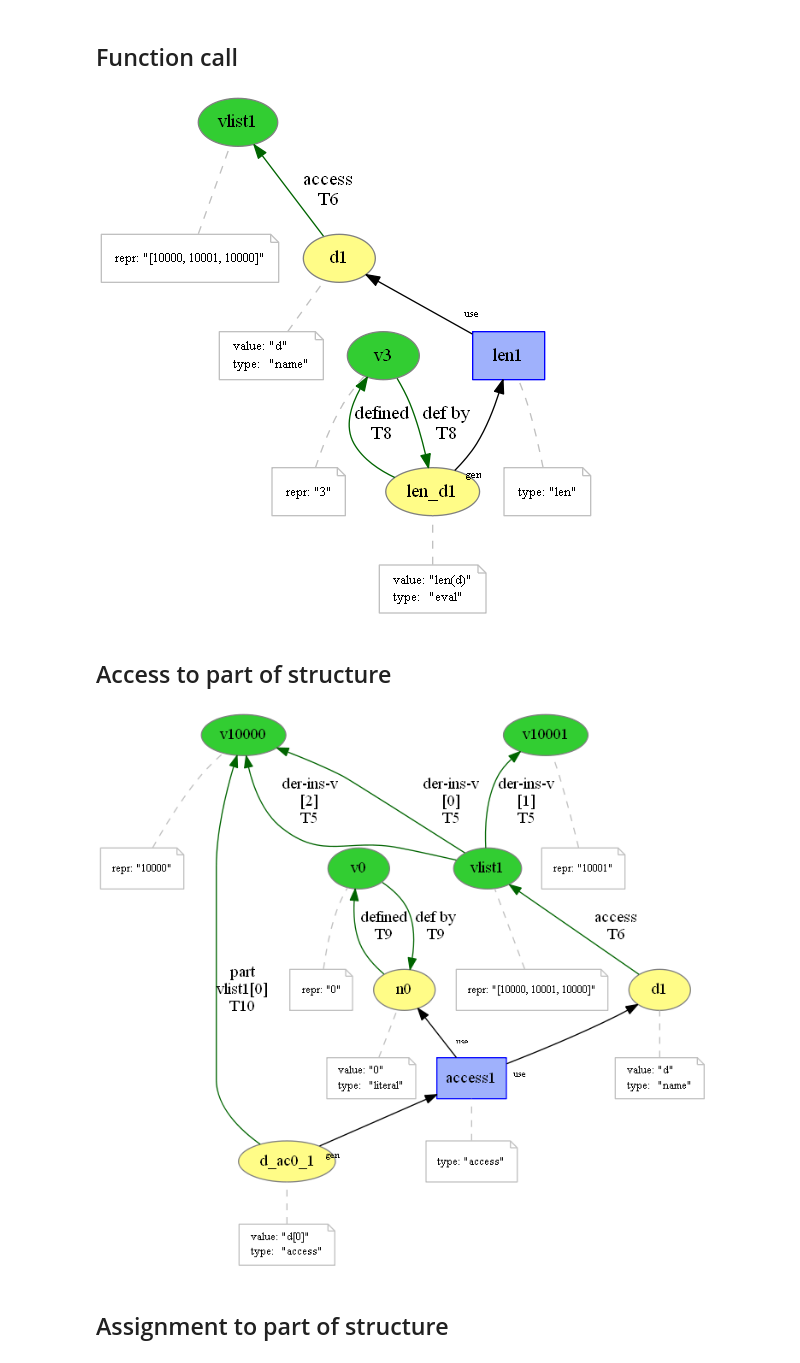
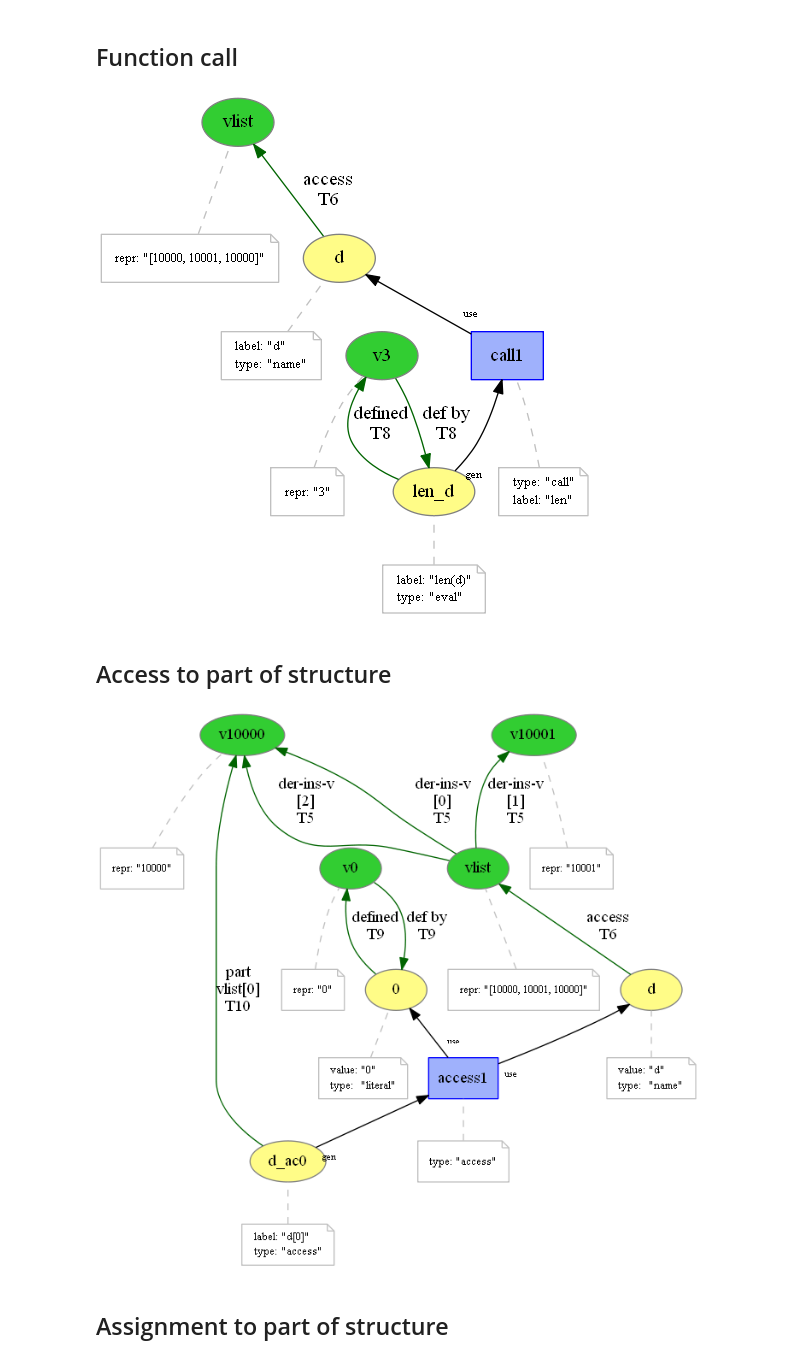
Before and after one commit to dew-uff/versioned-prov, a Jupyter notebook: notebooks/[Mutable-PROV] Mapping.ipynb, the cells around one changed output. Drawn from its saved outputs; the diff is of its cells as text; code cells hidden in the pictures.

```diff
--- a/notebooks/[Mutable-PROV] Mapping.ipynb
+++ b/notebooks/[Mutable-PROV] Mapping.ipynb
@@ -149,54 +155,55 @@ wasDerivedFrom(x1, d1, assign3, g8, u8)
 ## Function call
 # %%
 %%provn -o ../mutable_prov/call -e png svg pdf provn
-value(vlist1, [repr="[10000, 10001, 10000]"])
-entity(d1, [value="d", type="name"])
-accessed(d1, vlist1, T6)
+// old
+value(vlist, [repr="[10000, 10001, 10000]"])
+entity(d, [label="d", type="name"])
+accessed(d, vlist, T6)
 
+// new
+entity(len_d, [label="len(d)", type="eval"])
+value(v3, [repr="3"])
+defined(len_d, v3, T8)
+wasDefinedBy(v3, len_d, T8)
 
-entity(len_d1, [value="len(d)", type="eval"])
-value(v3, [repr="3"])
-defined(len_d1, v3, T8)
-wasDefinedBy(v3, len_d1, T8)
-
-activity(len1, [type="len"])
-used(len1, d1, -)
-wasGeneratedBy(len_d1, len1, -)
+activity(call1, [type="call", label="len"])
+used(call1, d, -)
+wasGeneratedBy(len_d, call1, -)
 # %% [output]
-[figure, old version]
+[figure, new version]
 # %% [markdown]
 ## Access to part of structure
 # %%
 %%provn -o ../mutable_prov/access -e png svg pdf provn
 //previous
-value(vlist1, [repr="[10000, 10001, 10000]"])
+value(vlist, [repr="[10000, 10001, 10000]"])
 value(v10000, [repr="10000"])
 value(v10001, [repr="10001"])
 derivedByInsertion(
-    -, // list1
-    vlist1,
+    -, // list
+    vlist,
     {("0", v10000), ("1", v10001), ("2", v10000)},
     T5
 )
-entity(d1, [value="d", type="name"])
-accessed(d1, vlist1, T6)
+entity(d, [value="d", type="name"])
+accessed(d, vlist, T6)
 
 
 //access
-entity(n0, [value="0", type="literal"])
+entity(0, [value="0", type="literal"])
 value(v0, [repr="0"])
-defined(n0, v0, T9)
-wasDefinedBy(v0, n0, T9)
-entity(d_ac0_1, [value="d[0]", type="access"])
-accessedPart(d_ac0_1, vlist1, "0", v10000, T10)
+defined(0, v0, T9)
+wasDefinedBy(v0, 0, T9)
+entity(d_ac0, [label="d[0]", type="access"])
+accessedPart(d_ac0, vlist, "0", v10000, T10)
 
 
 activity(access1, [type="access"])
-used(access1, d1, -)
-used(access1, n0, -)
-wasGeneratedBy(g9; d_ac0_1, access1, -)
+used(access1, d, -)
+used(access1, 0, -)
+wasGeneratedBy(g9; d_ac0, access1, -)
 # %% [output]
-[figure, old version]
+[figure, new version]
 # %% [markdown]
 ## Assignment to part of structure
 # %%
```
Also changed, not shown: parts of 7 cells of this notebook, 46 other files.
